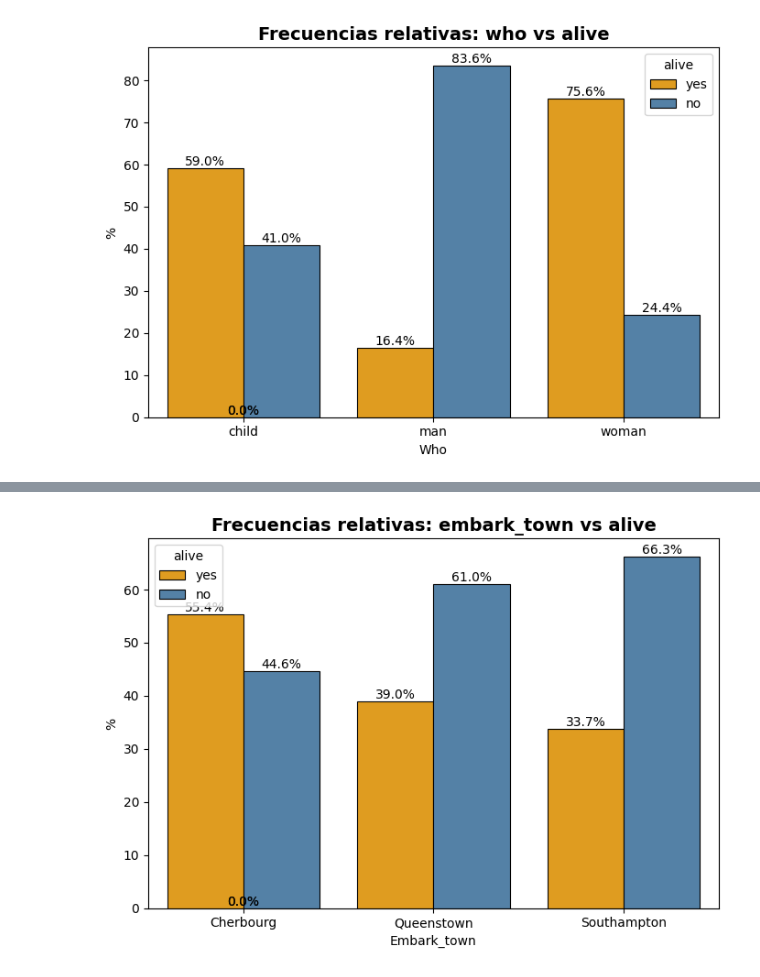
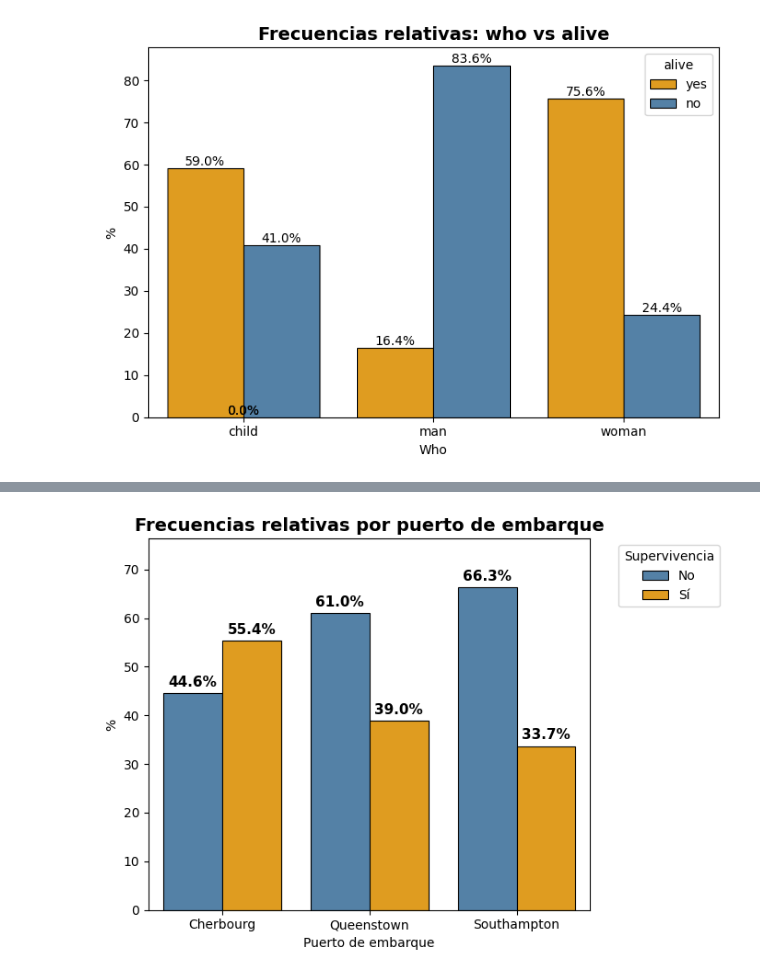
Before and after one commit to MHHsim/DS-Online-Marta-Harana, a Jupyter notebook: 03_Data_Analysis/Sprint_08/Unidad_02_Visualizacion_Avanzada_Seaborn/03_Practica_Obligatoria/18_Practica_Obligatoria_Visualizacion_Avanzada.ipynb, the cells around one changed output, grey strips where cells are left out. Drawn from its saved outputs; the diff is of its cells as text; code cells hidden in the pictures.

```diff
--- a/03_Data_Analysis/Sprint_08/Unidad_02_Visualizacion_Avanzada_Seaborn/03_Practica_Obligatoria/18_Practica_Obligatoria_Visualizacion_Avanzada.ipynb
+++ b/03_Data_Analysis/Sprint_08/Unidad_02_Visualizacion_Avanzada_Seaborn/03_Practica_Obligatoria/18_Practica_Obligatoria_Visualizacion_Avanzada.ipynb
@@ -251,43 +470,67 @@ plt.show()
 
 variable_categorica = "embark_town"
 variable_binaria    = "alive"
-df = df_titanic
+df = df_titanic.copy()
+
+# Cambiar valores de la variable binaria a "Sí" y "No"
+df[variable_binaria] = df[variable_binaria].map({"yes": "Sí", "no": "No"})
+
+# Orden manual del hue
+orden_hue = ["No", "Sí"]
 
 # Calcular tabla de porcentajes
 tabla = (
     df.groupby(variable_categorica)[variable_binaria]
       .value_counts(normalize=True)
       .rename("porcentaje")
       .mul(100)
       .reset_index()
 )
 
 plt.figure(figsize=(7,5))
 
 ax = sns.barplot(
     data=tabla,
     x=variable_categorica,
     y="porcentaje",
     hue=variable_binaria,
-    palette=["orange", "steelblue"],
+    hue_order=orden_hue,                 # ← clave para que respete el orden
+    palette=["steelblue", "orange"],     # ← colores en el mismo orden
     edgecolor="black",
     linewidth=0.8
 )
 
-plt.title(f"Frecuencias relativas: {variable_categorica} vs {variable_binaria}",
-          fontsize=14, weight="bold")
+plt.title("Frecuencias relativas por puerto de embarque", fontsize=14, weight="bold")
 plt.ylabel("%")
-plt.xlabel(variable_categorica.capitalize())
+plt.xlabel("Puerto de embarque")
+
+# --- Ajustar límite superior del eje Y ---
+max_val = tabla["porcentaje"].max()
+ax.set_ylim(0, max_val + 10)
+
+# --- Leyenda personalizada ---
+ax.legend(
+    title="Supervivencia",
+    loc="upper left",
+    bbox_to_anchor=(1.05, 1)
+)
 
 # --- Añadir números encima de cada barra ---
 for p in ax.patches:
     valor = p.get_height()
-    ax.annotate(f"{valor:.1f}%",
-                (p.get_x() + p.get_width() / 2, valor),
-                ha='center', va='bottom',
-                fontsize=10)
+    if valor > 0.1:
+        ax.annotate(
+            f"{valor:.1f}%",
+            (p.get_x() + p.get_width() / 2, valor),
+            ha="center",
+            va="bottom",
+            fontsize=11,
+            fontweight="bold",
+            xytext=(0, 3),
+            textcoords="offset points"
+        )
 
 plt.tight_layout()
 plt.show()
 # %% [output]
-[figure, old version]
+[figure, new version]
```
Also changed, not shown: parts of 7 cells of this notebook, 1 other file.
